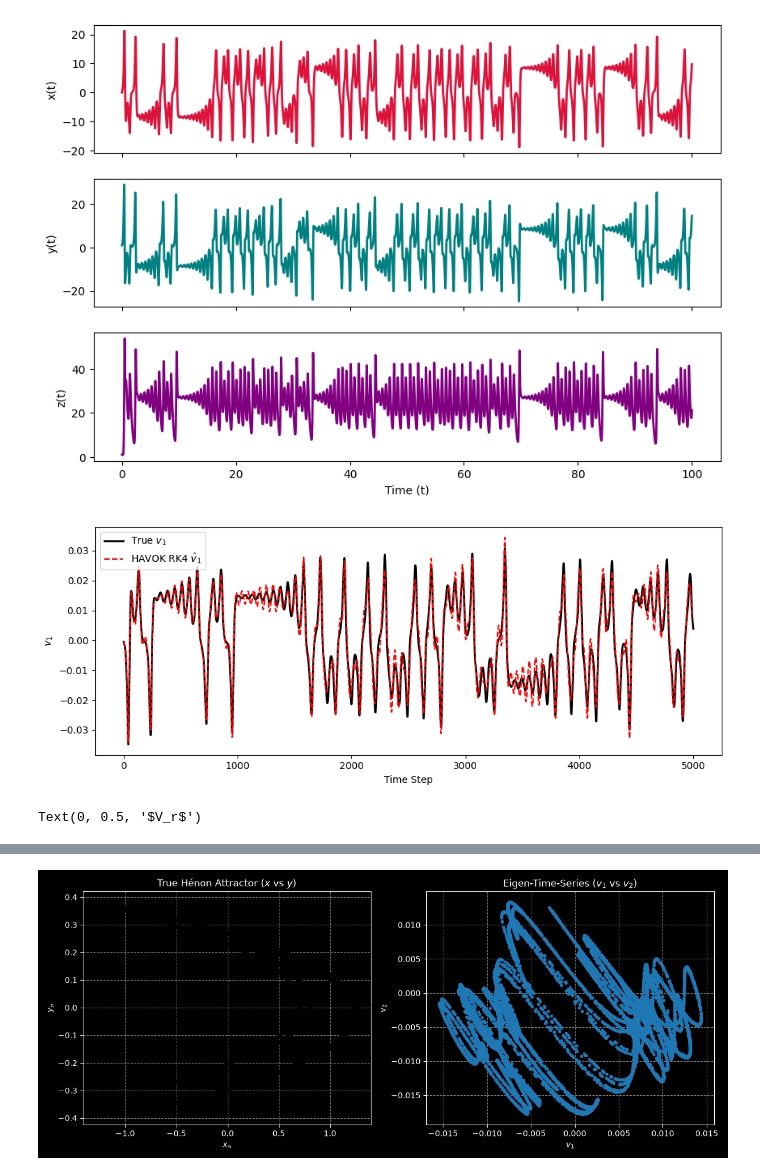
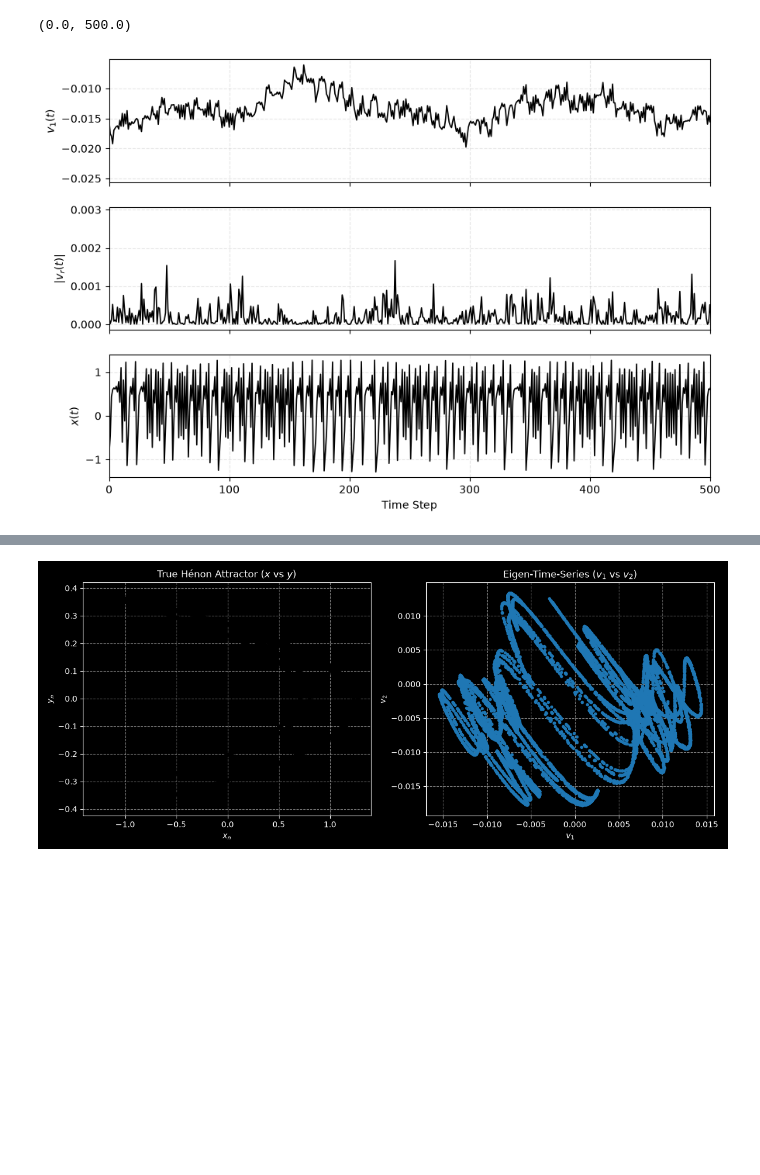
Before and after one commit to Izzathawari/PINN-dynamic-system, a Jupyter notebook: discrete_pinn/hankel_analysis.ipynb, the cells around one changed output, grey strips where cells are left out. Saved outputs shown, nothing was run; the diff lists cells and outputs as text; code cells hidden in the pictures; blank space fills up the shorter version.

```diff
--- a/discrete_pinn/hankel_analysis.ipynb
+++ b/discrete_pinn/hankel_analysis.ipynb
@@ -22,12 +22,30 @@ def lorentz (xyz, s=10, r=28, b=2.667) :
 
     return np.array([x_dot, y_dot, z_dot])
 
-def generate_henon_x(num_steps=6000, a=1.4, b=0.3):
+def generate_henon(num_steps=6000, a=1.4, b=0.3):
     x = np.zeros(num_steps)
     y = np.zeros(num_steps)
+    x_state = 0.1
+    y_state = 0.1
+
+    for i in range(100):
+        x_next_state = 1 - a * x_state**2 + y_state
+        y_next_state = b * x_state
+        x_state = x_next_state
+        y_state = y_next_state
+
+    x[0] = x_state
+    y[0] = y_state
+
     for i in range(num_steps - 1):
-        x[i+1] = 1 - a * x[i]**2 + y[i]
-        y[i+1] = b * x[i]
+            x_next = 1 - a * x_state**2 + y_state
+            y_next = b * x_state
+
+            x_state = x_next
+            y_state = y_next
+
+            x[i+1]=x_state
+            y[i+1]=y_state
     return x, y
 
 def plot_lorentz ():
@@ -187,40 +205,29 @@ def plot_matrix_A_heatmap(A):
 
 
 
-x,y,z,timestep = plot_lorentz()
-U,s,V = create_Hankel(m_dim=8, n_dim=5000, x=x)
+x,y = generate_henon()
+U,s,V = create_Hankel(m_dim=50, n_dim=5000, x=x)
 U_trunc,s_trunc,V_trunc = trunc_Hankel(U,s,V,4)
 
-# 1. Build A and B
-A, B = build_havok_linear_model(V_trunc, dt=0.01)
-
-# 2. Predict with RK4 starting at t = 0
-v_pred = simulate_havok_rk4(A, B, V_trunc, dt=0.01)
-
-print(f"Matrix A : {A.shape}")
-print(f"Matrix B : {B.shape}")
-
-
-# 3. Compare predicted v1 vs true v1
-plt.figure(figsize=(10, 4))
-plt.plot(V_trunc[0, :], label="True $v_1$", color="black", lw=2)
-plt.plot(v_pred[0, :], "--", label="HAVOK RK4 $\hat{v}_1$", color="red", lw=1.5)
-plt.xlabel("Time Step")
-plt.ylabel("$v_1$")
-plt.legend()
-plt.tight_layout()
-plt.show()
-
-
+# Create a 3-panel figure sharing the X-axis
 fig, axes = plt.subplots(3, 1, figsize=(10, 7), sharex=True)
 
-axes[0].plot(V[0,:], lw=2, color="black")
-axes[0].set_ylabel(f"$V_1$")
+# 1. Plot v_1
+axes[0].plot(V[0,:], color="black", lw=1.2)
+axes[0].set_ylabel("$v_1(t)$")
+axes[0].grid(True, linestyle="--", alpha=0.3)
+axes[0].set_xlim(0, 500)
 
-axes[1].plot(V[2,:], lw=2, color="black")
-axes[1].set_ylabel(f"$V_3$")
-axes[1].set_ylim(-0.1,0.1)
+# 2. Plot absolute value of v_r (forcing mode)
+axes[1].plot(np.abs(V[29,:])**2, color="black", lw=1.2)
+axes[1].set_ylabel("$|v_r(t)|$")
+axes[1].grid(True, linestyle="--", alpha=0.3)
+axes[1].set_xlim(0, 500)
 
-axes[2].plot(V[-1,:], lw=2, color="black")
-axes[2].set_ylabel(f"$V_r$")
+# 3. Plot real x state
+axes[2].plot(x, color="black", lw=1.2)
+axes[2].set_ylabel("$x(t)$")
+axes[2].set_xlabel("Time Step")
+axes[2].grid(True, linestyle="--", alpha=0.3)
+axes[2].set_xlim(0, 500)
 # %% [output]
@@ -236,3 +241,2 @@ Matrix B : (3, 1)
+(0.0, 500.0)
-[figure, old version]
+[figure, new version]
-[figure, removed]
-Text(0, 0.5, '$V_r$')
```
Also changed, not shown: parts of 2 cells of this notebook, 6 other files.
